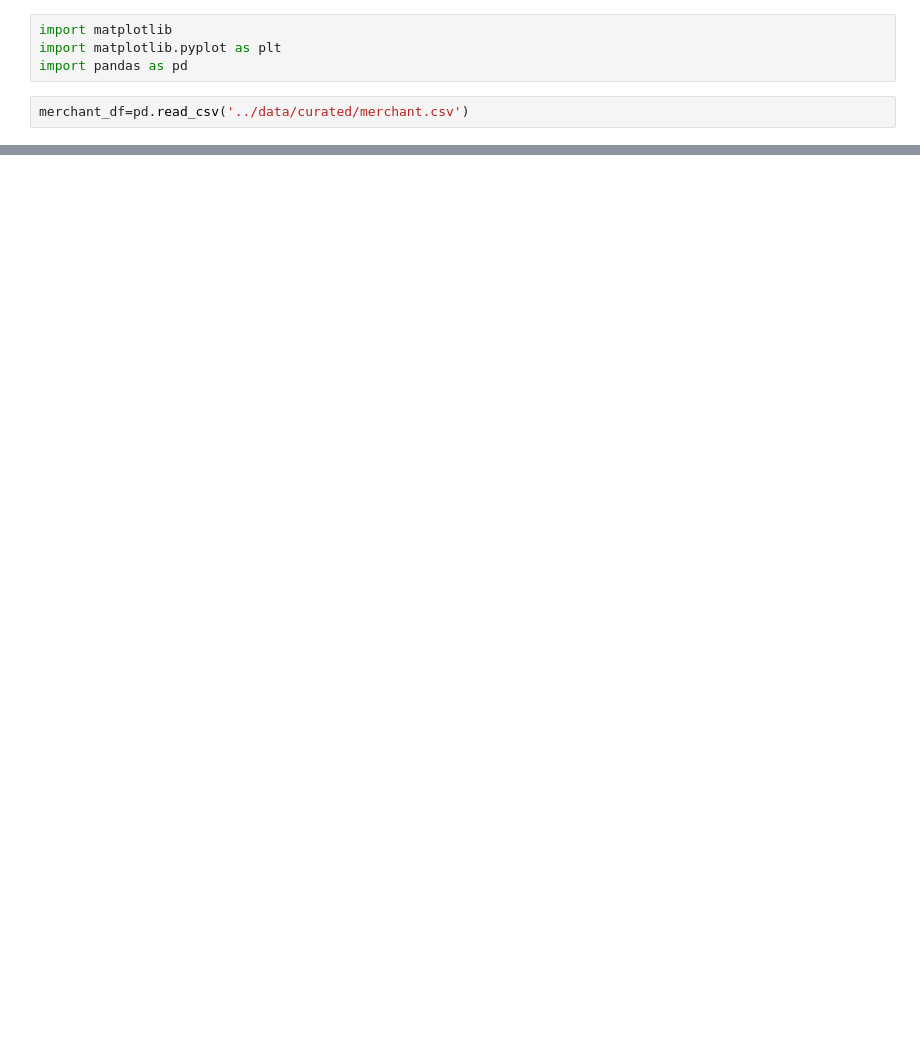
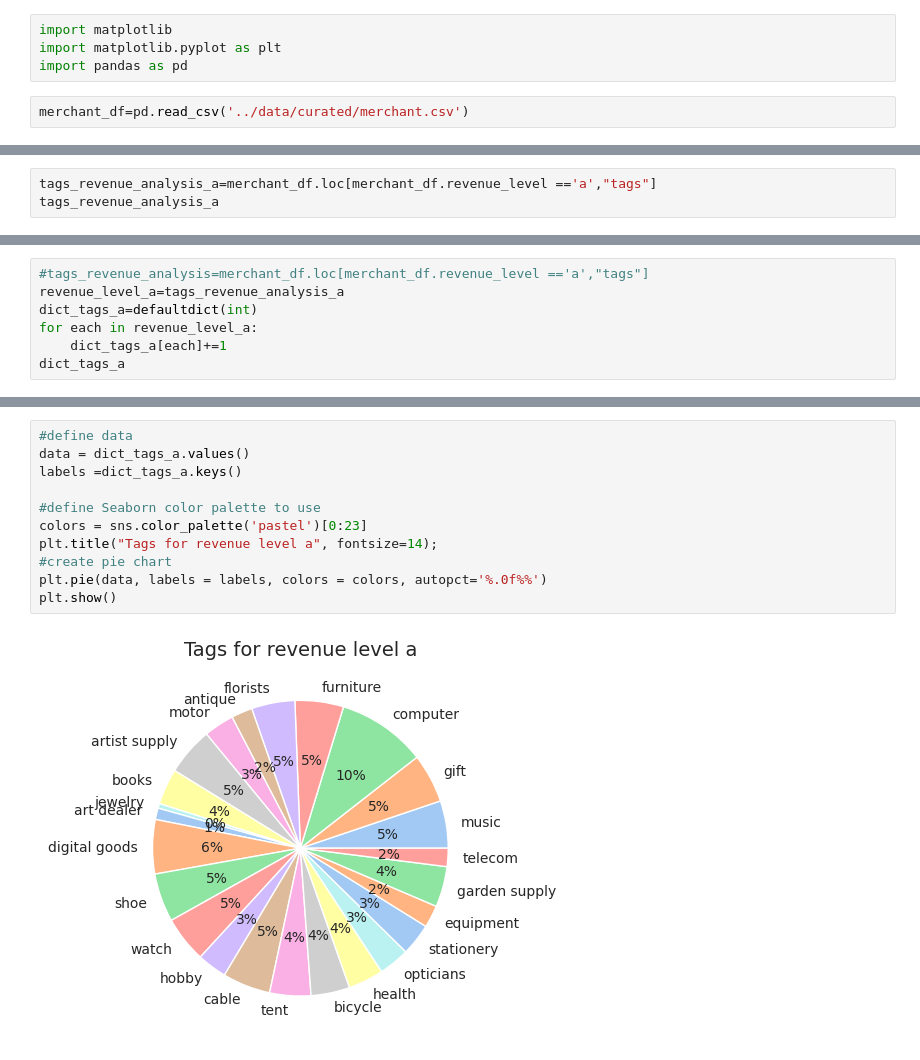
Before and after one commit to MAST30034-Applied-Data-Science/generic-buy-now-pay-later-project-group-14, a Jupyter notebook: notebooks/merchant_analysis.ipynb, the cells around one changed output, grey strips where cells are left out. Saved outputs shown, nothing was run; the diff lists cells and outputs as text; blank space fills up the shorter version.

```diff
--- a/notebooks/merchant_analysis.ipynb
+++ b/notebooks/merchant_analysis.ipynb
@@ -29,0 +54,3 @@ findfont: Generic family 'sans-serif' not found because none of the following fa
+# %%
+tags_revenue_analysis_a=merchant_df.loc[merchant_df.revenue_level =='a',"tags"]
+tags_revenue_analysis_a
@@ -29,0 +70,7 @@ findfont: Generic family 'sans-serif' not found because none of the following fa
+# %%
+#tags_revenue_analysis=merchant_df.loc[merchant_df.revenue_level =='a',"tags"]
+revenue_level_a=tags_revenue_analysis_a
+dict_tags_a=defaultdict(int)
+for each in revenue_level_a:
+    dict_tags_a[each]+=1
+dict_tags_a
@@ -29,0 +95,13 @@ findfont: Generic family 'sans-serif' not found because none of the following fa
+# %%
+#define data
+data = dict_tags_a.values()
+labels =dict_tags_a.keys()
+
+#define Seaborn color palette to use
+colors = sns.color_palette('pastel')[0:23]
+plt.title("Tags for revenue level a", fontsize=14);
+#create pie chart
+plt.pie(data, labels = labels, colors = colors, autopct='%.0f%%')
+plt.show()
+# %% [output]
+[figure, added]
```
Also changed, not shown: parts of 7 cells of this notebook.
